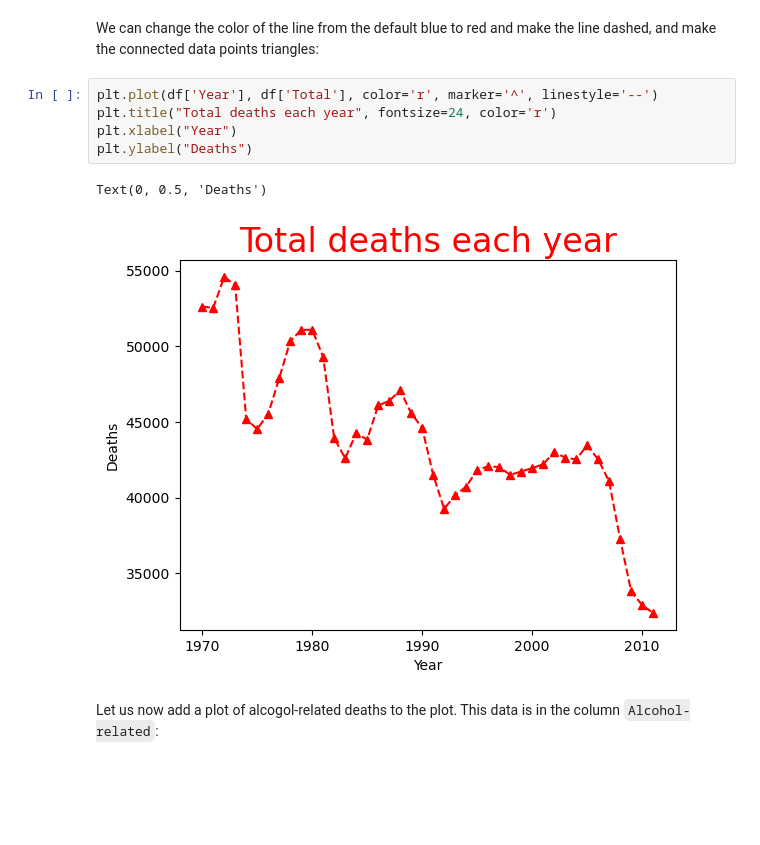
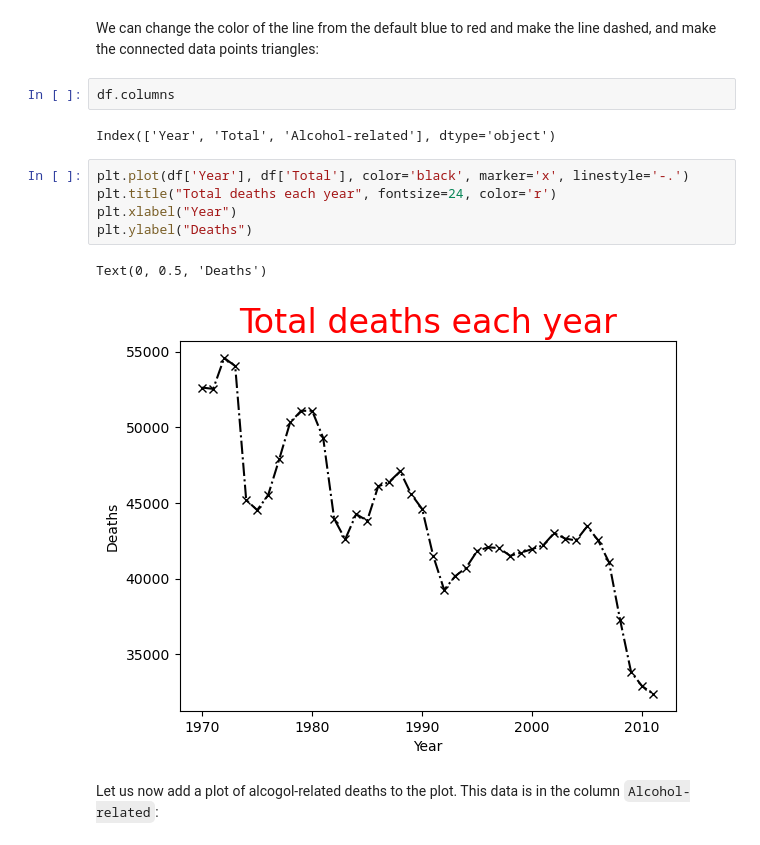
Before and after one commit to NajibMozahem/MGCR233, a Jupyter notebook: 67-matplotlib.ipynb, the cells around one changed output. Cells and saved outputs as stored; diff of their text form; blank space fills up the shorter version.

```diff
--- a/67-matplotlib.ipynb
+++ b/67-matplotlib.ipynb
@@ -55,14 +55,18 @@ Text(0, 0.5, 'Deaths')
 [figure]
 # %% [markdown]
 We can change the color of the line from the default blue to red and make the line dashed, and make the connected data points triangles:
+# %%
+df.columns
+# %% [output]
+Index(['Year', 'Total', 'Alcohol-related'], dtype='object')
 # %%
-plt.plot(df['Year'], df['Total'], color='r', marker='^', linestyle='--')
+plt.plot(df['Year'], df['Total'], color='black', marker='x', linestyle='-.')
 plt.title("Total deaths each year", fontsize=24, color='r')
 plt.xlabel("Year")
 plt.ylabel("Deaths")
 # %% [output]
 Text(0, 0.5, 'Deaths')
-[figure, old version]
+[figure, new version]
 # %% [markdown]
 Let us now add a plot of alcogol-related deaths to the plot. This data is in the column `Alcohol-related`:
 # %%
```
Also changed, not shown: 2 other files.
